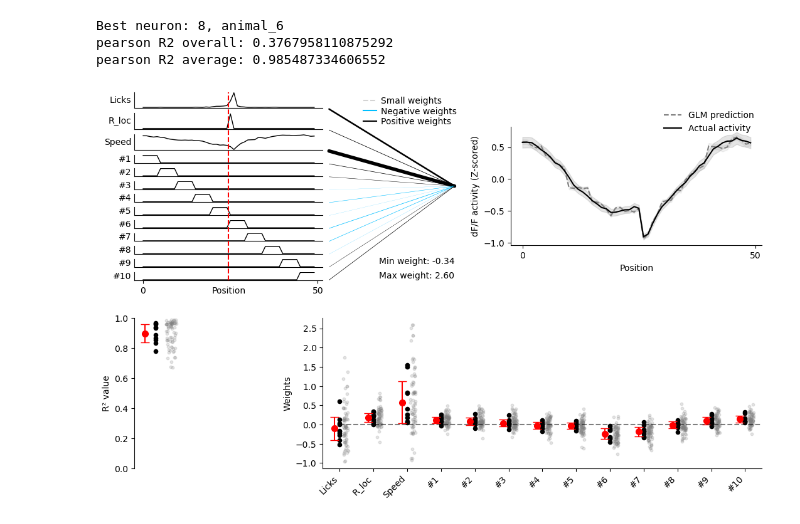
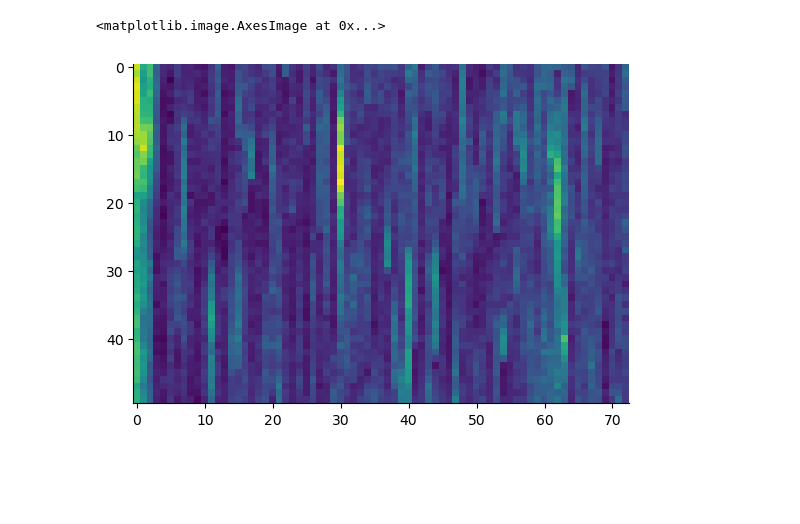
Before and after one commit to Milstein-Lab/CA1-interneuron-GLM, a Jupyter notebook: notebooks/GLM_analysis_scratchpad2.ipynb, the cells around one changed output. Saved outputs shown, nothing was run; the diff lists cells and outputs as text; code cells hidden in the pictures; blank space fills up the shorter version.

Commit message:
refactored preprocess_data into a nested dict

```diff
--- a/notebooks/GLM_analysis_scratchpad2.ipynb
+++ b/notebooks/GLM_analysis_scratchpad2.ipynb
@@ -28,12 +28,12 @@ filename = "SSTindivsomata_GLM.mat"
 # filename = "EC_GLM.mat"
 
 filepath = os.path.join("datasets", filename)
-reorganized_data, variable_list = load_data(filepath)
-GLM_params = fit_GLM(reorganized_data, quintile=None, regression='ridge')
+reorganized_data, variable_list = preprocess_data(filepath)
+# GLM_params = fit_GLM(reorganized_data, quintile=None, regression='ridge')
+# %%
+plt.imshow(reorganized_data['animal_3']['cell_2'][:,0,:])
+# %% [output]
+<matplotlib.image.AxesImage at 0x...>
+[figure, added]
 # %%
 plot_combined_figure(reorganized_data, GLM_params, variable_list, model_name=filename.split('.')[0], sort_by='R2')
-# %% [output]
-Best neuron: 8, animal_6
-pearson R2 overall: 0.3767958110875292
-pearson R2 average: 0.985487334606552
-[figure, removed]
```
Also changed, not shown: parts of 12 cells of this notebook, 1 other file.
